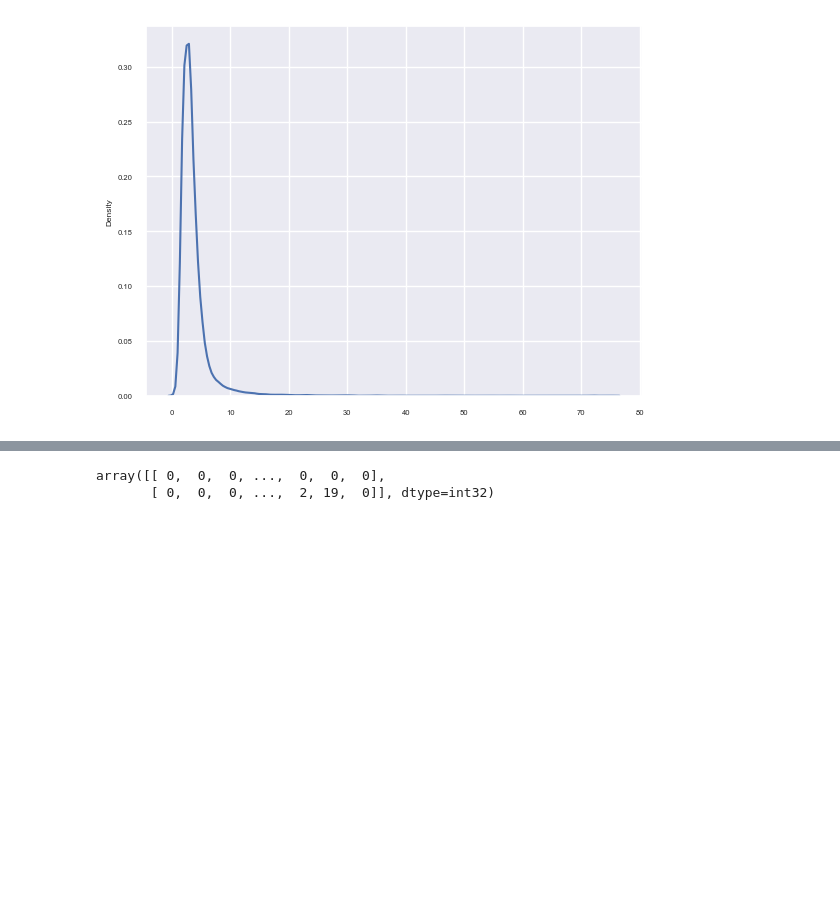
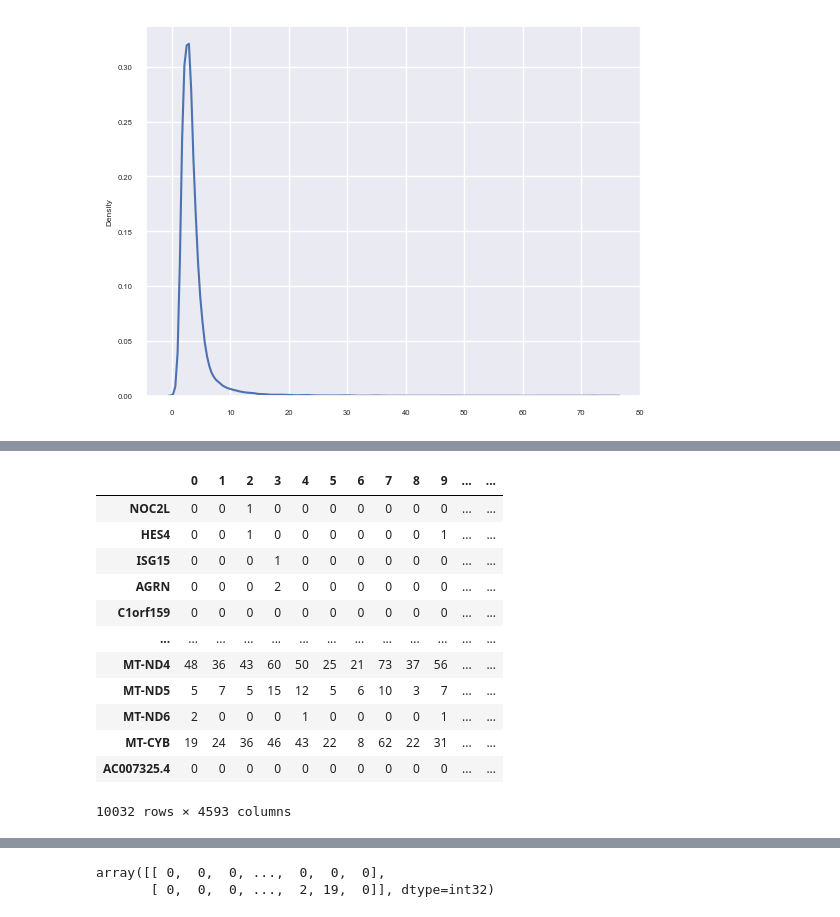
Before and after one commit to Stardust-lf/Transcriptomics, a Jupyter notebook: TestCode/Preprocessing.ipynb, the cells around one changed output, grey strips where cells are left out. Cells and saved outputs as stored; diff of their text form; code cells hidden in the pictures; blank space fills up the shorter version.

```diff
--- a/TestCode/Preprocessing.ipynb
+++ b/TestCode/Preprocessing.ipynb
@@ -153,0 +166,17 @@ sns.kdeplot(np.max(sample,axis=0))
+# %%
+dna_df = pd.DataFrame(dna.T,index=slice1.var.index)
+dna_df
+# %% [output]
+|  | 0 | 1 | 2 | 3 | 4 | 5 | 6 | 7 | 8 | 9 | ... | ... |
+| NOC2L | 0 | 0 | 1 | 0 | 0 | 0 | 0 | 0 | 0 | 0 | ... | ... |
+| HES4 | 0 | 0 | 1 | 0 | 0 | 0 | 0 | 0 | 0 | 1 | ... | ... |
+| ISG15 | 0 | 0 | 0 | 1 | 0 | 0 | 0 | 0 | 0 | 0 | ... | ... |
+| AGRN | 0 | 0 | 0 | 2 | 0 | 0 | 0 | 0 | 0 | 0 | ... | ... |
+| C1orf159 | 0 | 0 | 0 | 0 | 0 | 0 | 0 | 0 | 0 | 0 | ... | ... |
+| ... | ... | ... | ... | ... | ... | ... | ... | ... | ... | ... | ... | ... |
+| MT-ND4 | 48 | 36 | 43 | 60 | 50 | 25 | 21 | 73 | 37 | 56 | ... | ... |
+| MT-ND5 | 5 | 7 | 5 | 15 | 12 | 5 | 6 | 10 | 3 | 7 | ... | ... |
+| MT-ND6 | 2 | 0 | 0 | 0 | 1 | 0 | 0 | 0 | 0 | 1 | ... | ... |
+| MT-CYB | 19 | 24 | 36 | 46 | 43 | 22 | 8 | 62 | 22 | 31 | ... | ... |
+| AC007325.4 | 0 | 0 | 0 | 0 | 0 | 0 | 0 | 0 | 0 | 0 | ... | ... |
+10032 rows × 4593 columns
```
Also changed, not shown: parts of 7 cells of this notebook, 14 other files.
